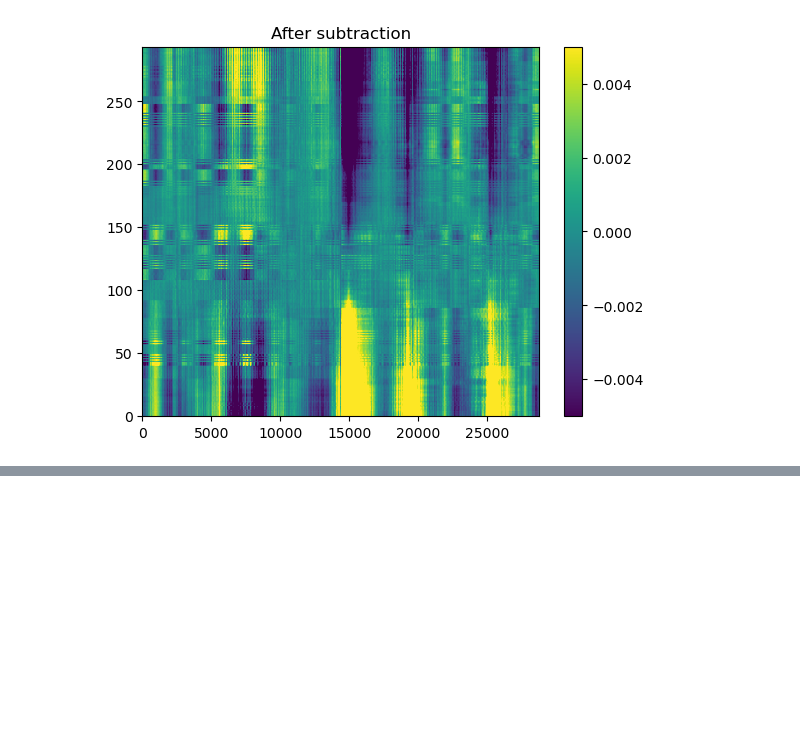
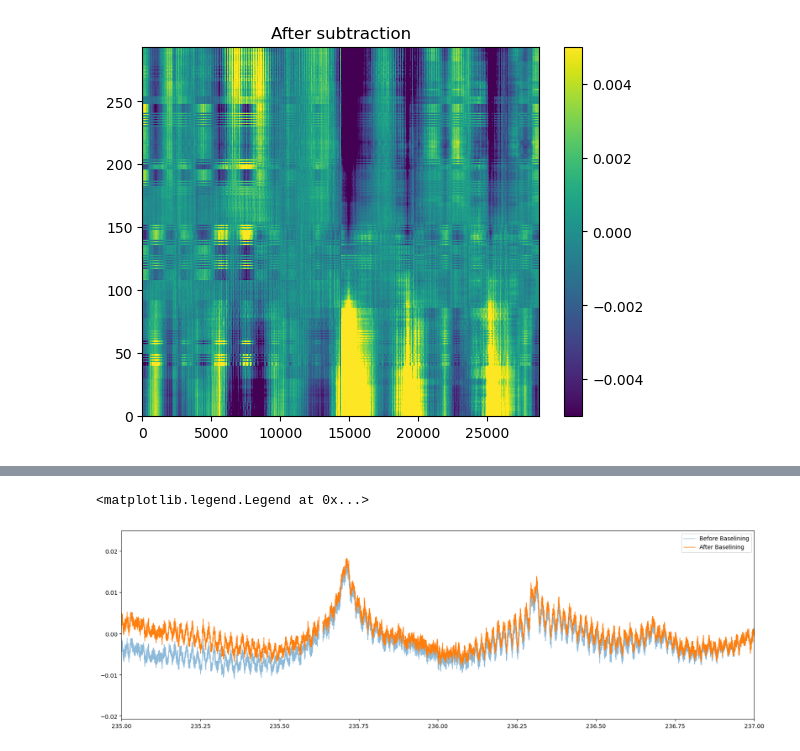
Before and after one commit to kartographer/ozone_radiometry, a Jupyter notebook: multi_spw_masking.ipynb, the cells around one changed output, grey strips where cells are left out. Cells and saved outputs as stored; diff of their text form; code cells hidden in the pictures; blank space fills up the shorter version.

```diff
--- a/multi_spw_masking.ipynb
+++ b/multi_spw_masking.ipynb
@@ -346,0 +408,16 @@ Text(0.5, 1.0, 'After subtraction')
+# %%
+plt.figure(figsize=(20, 6))
+sort = 1 * good_mask # np.argsort(freqs)
+
+plt.plot(freqs, stacked[50, :], '-', label = "Before Baselining", linewidth=1, alpha=0.5)
+plt.plot(freqs, stacked[50, :] - np.matmul(A, res[0]), '-', label = "After Baselining", linewidth=1, alpha=1)
+#plt.xlim(231, 232)
+#plt.xlim(233, 234)
+#plt.xlim(235, 236)
+#plt.xlim(237.4, 238)
+#plt.xlim(239, 240)
+plt.xlim(235, 237)
+plt.legend()
+# %% [output]
+<matplotlib.legend.Legend at 0x...>
+[figure, added]
```
Also changed, not shown: parts of 14 cells of this notebook.
